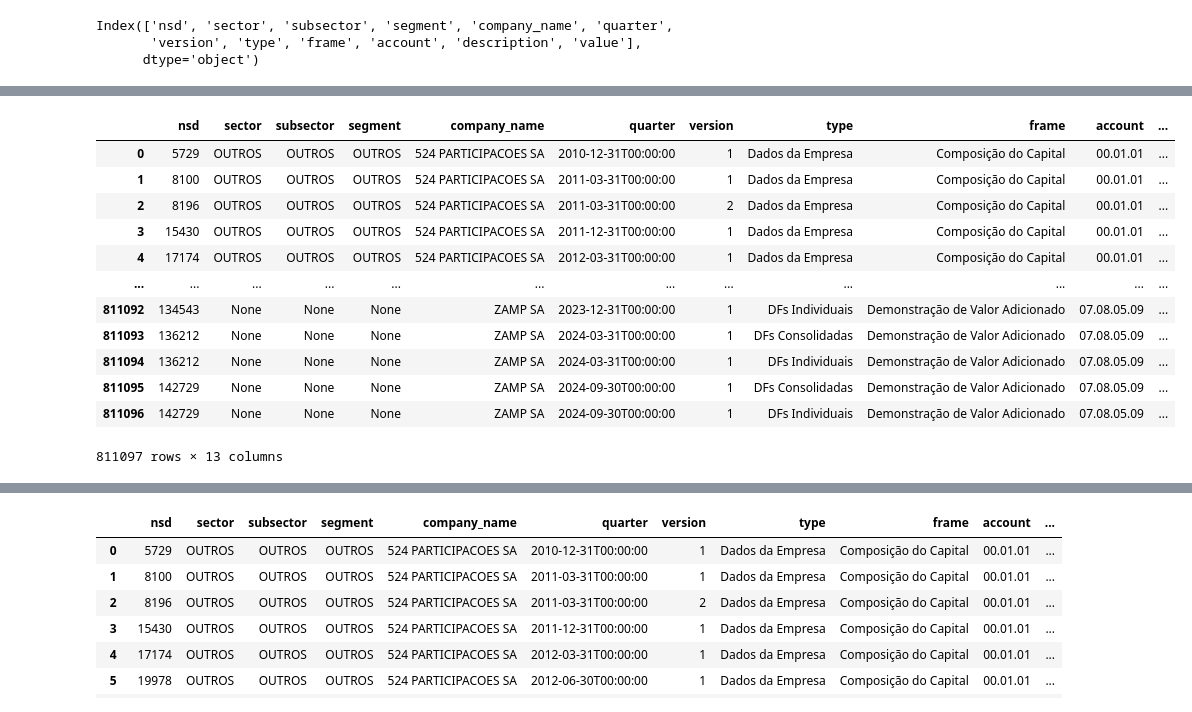
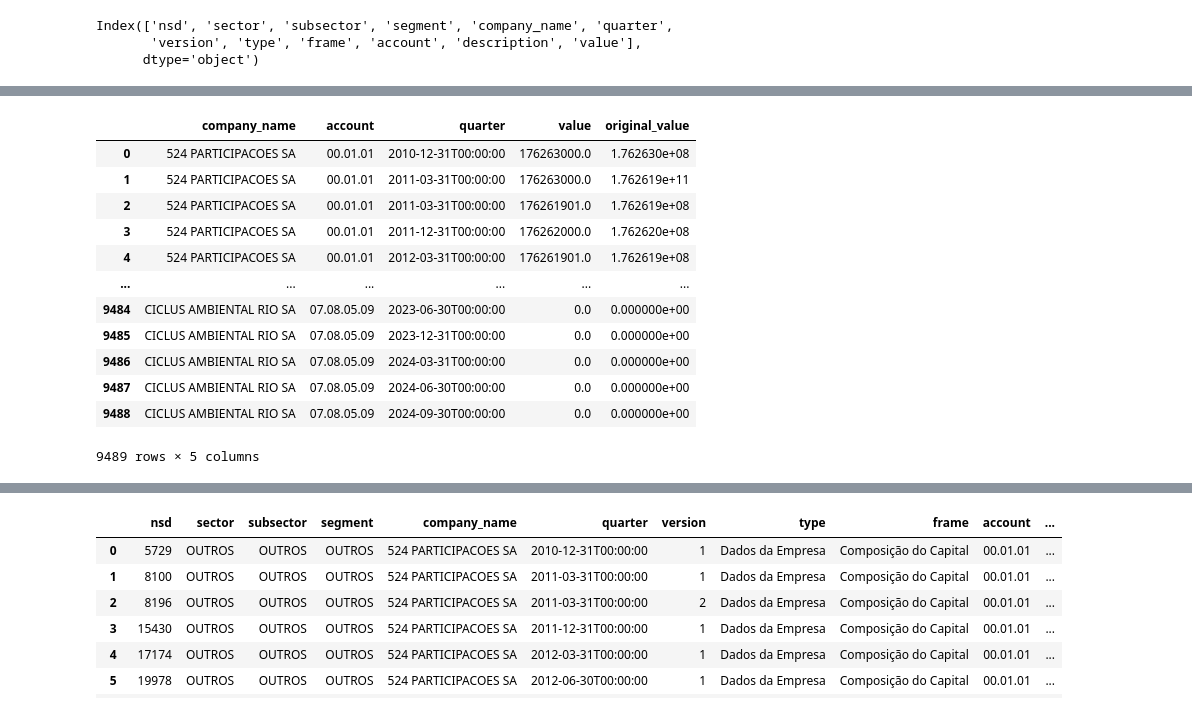
Before and after one commit to faustostangler/FLY_OLD, a Jupyter notebook: playground.ipynb, the cells around one changed output, grey strips where cells are left out. Cells and saved outputs as stored; diff of their text form; code cells hidden in the pictures.

```diff
--- a/playground.ipynb
+++ b/playground.ipynb
@@ -210,32 +191,34 @@ Index(['nsd', 'sector', 'subsector', 'segment', 'company_name', 'quarter',
        'version', 'type', 'frame', 'account', 'description', 'value'],
       dtype='object')
 # %%
+import pandas as pd
+
 def detect_and_correct_outliers(df):
-    group_cols=['company_name', 'account']
-    value_col='value'
-    date_col='quarter'
-    neighbor_count=2
+    group_cols = ['company_name', 'account']
+    value_col = 'value'
+    date_col = 'quarter'
+    neighbor_count = 2
 
     df_sorted = df.sort_values(by=group_cols + [date_col]).reset_index(drop=True)
-    df_sorted = df_sorted = df.sort_values(by=group_cols + [date_col]).reset_index(drop=True)
-    df_sorted['original_value'] = df_sorted[value_col]  # preserve original values
+    df_sorted['original_value'] = df_sorted[value_col]
 
-    def process_group(group):
+    def process_group(group, group_keys):
+        group = group.copy()
         median_val = group[value_col].median()
-        group = group.reset_index(drop=True)
+
+        print(f"Processing group: {group_keys}")
 
         for idx, row in group.iterrows():
             is_outlier = (row[value_col] > median_val * 10) or (row[value_col] < median_val / 10)
 
             if is_outlier:
-                prev_values = group.loc[max(0, idx-neighbor_count):idx-1, value_col].tolist()
-                next_values = group.loc[idx+1:idx+neighbor_count, value_col].tolist()
+                prev_values = group.loc[max(0, idx - neighbor_count):idx - 1, value_col].tolist()
+                next_values = group.loc[idx + 1:idx + neighbor_count, value_col].tolist()
 
                 prev_uniform = len(set(prev_values)) == 1 if prev_values else False
                 next_uniform = len(set(next_values)) == 1 if next_values else False
 
                 if prev_uniform and next_uniform and prev_values[0] != next_values[0]:
-                    # Legitimate shift detected, do nothing
                     continue
                 elif prev_values:
                     group.at[idx, value_col] = prev_values[-1]
@@ -244,12 +227,24 @@ def detect_and_correct_outliers(df):
 
         return group
 
-    corrected_df = df_sorted.groupby(group_cols).apply(process_group).reset_index(drop=True)
+    # Explicitly select non-grouping columns here:
+    cols_to_process = [date_col, value_col, 'original_value']
+    corrected_df = df_sorted.groupby(group_cols, group_keys=False)[cols_to_process].apply(
+        lambda g: process_group(g, g.name)
+    ).reset_index(drop=True)
+
+    # Reattach the grouping columns:
+    for col in group_cols:
+        corrected_df[col] = df_sorted[col]
+
+    # Reorder columns to original
+    final_cols = group_cols + cols_to_process
+    corrected_df = corrected_df[final_cols]
 
     return corrected_df
 # %%
 corrected_df = detect_and_correct_outliers(
-    df=df,
+    df=standart_statements,
 )
 
 corrected_df
@@ -257,13 +269,13 @@ corrected_df
-|  | nsd | sector | subsector | segment | company_name | quarter | version | type | frame | account | ... |
-| 0 | 5729 | OUTROS | OUTROS | OUTROS | 524 PARTICIPACOES SA | 2010-12-31T00:00:00 | 1 | Dados da Empresa | Composição do Capital | 00.01.01 | ... |
-| 1 | 8100 | OUTROS | OUTROS | OUTROS | 524 PARTICIPACOES SA | 2011-03-31T00:00:00 | 1 | Dados da Empresa | Composição do Capital | 00.01.01 | ... |
-| 2 | 8196 | OUTROS | OUTROS | OUTROS | 524 PARTICIPACOES SA | 2011-03-31T00:00:00 | 2 | Dados da Empresa | Composição do Capital | 00.01.01 | ... |
-| 3 | 15430 | OUTROS | OUTROS | OUTROS | 524 PARTICIPACOES SA | 2011-12-31T00:00:00 | 1 | Dados da Empresa | Composição do Capital | 00.01.01 | ... |
-| 4 | 17174 | OUTROS | OUTROS | OUTROS | 524 PARTICIPACOES SA | 2012-03-31T00:00:00 | 1 | Dados da Empresa | Composição do Capital | 00.01.01 | ... |
-| ... | ... | ... | ... | ... | ... | ... | ... | ... | ... | ... | ... |
-| 811092 | 134543 | None | None | None | ZAMP SA | 2023-12-31T00:00:00 | 1 | DFs Individuais | Demonstração de Valor Adicionado | 07.08.05.09 | ... |
-| 811093 | 136212 | None | None | None | ZAMP SA | 2024-03-31T00:00:00 | 1 | DFs Consolidadas | Demonstração de Valor Adicionado | 07.08.05.09 | ... |
-| 811094 | 136212 | None | None | None | ZAMP SA | 2024-03-31T00:00:00 | 1 | DFs Individuais | Demonstração de Valor Adicionado | 07.08.05.09 | ... |
-| 811095 | 142729 | None | None | None | ZAMP SA | 2024-09-30T00:00:00 | 1 | DFs Consolidadas | Demonstração de Valor Adicionado | 07.08.05.09 | ... |
-| 811096 | 142729 | None | None | None | ZAMP SA | 2024-09-30T00:00:00 | 1 | DFs Individuais | Demonstração de Valor Adicionado | 07.08.05.09 | ... |
+|  | company_name | account | quarter | value | original_value |
+| 0 | 524 PARTICIPACOES SA | 00.01.01 | 2010-12-31T00:00:00 | 176263000.0 | 1.762630e+08 |
+| 1 | 524 PARTICIPACOES SA | 00.01.01 | 2011-03-31T00:00:00 | 176263000.0 | 1.762619e+11 |
+| 2 | 524 PARTICIPACOES SA | 00.01.01 | 2011-03-31T00:00:00 | 176261901.0 | 1.762619e+08 |
+| 3 | 524 PARTICIPACOES SA | 00.01.01 | 2011-12-31T00:00:00 | 176262000.0 | 1.762620e+08 |
+| 4 | 524 PARTICIPACOES SA | 00.01.01 | 2012-03-31T00:00:00 | 176261901.0 | 1.762619e+08 |
+| ... | ... | ... | ... | ... | ... |
+| 9484 | CICLUS AMBIENTAL RIO SA | 07.08.05.09 | 2023-06-30T00:00:00 | 0.0 | 0.000000e+00 |
+| 9485 | CICLUS AMBIENTAL RIO SA | 07.08.05.09 | 2023-12-31T00:00:00 | 0.0 | 0.000000e+00 |
+| 9486 | CICLUS AMBIENTAL RIO SA | 07.08.05.09 | 2024-03-31T00:00:00 | 0.0 | 0.000000e+00 |
+| 9487 | CICLUS AMBIENTAL RIO SA | 07.08.05.09 | 2024-06-30T00:00:00 | 0.0 | 0.000000e+00 |
+| 9488 | CICLUS AMBIENTAL RIO SA | 07.08.05.09 | 2024-09-30T00:00:00 | 0.0 | 0.000000e+00 |
-811097 rows × 13 columns
+9489 rows × 5 columns
```
Also changed, not shown: parts of 4 cells of this notebook, 4 other files.
